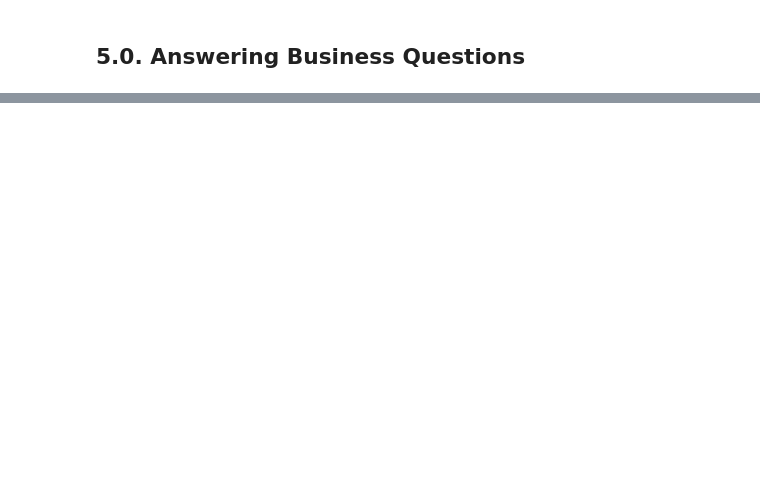
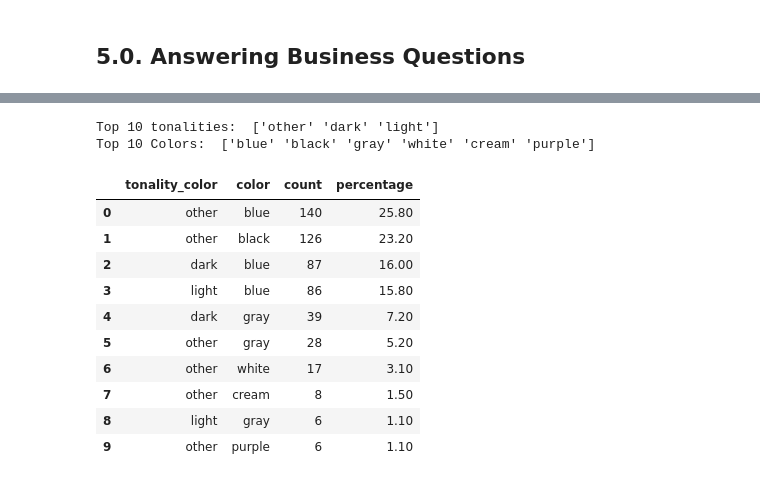
Before and after one commit to luanjesus/star_jeans_webscraping, a Jupyter notebook: eda.ipynb, the cells around one changed output, grey strips where cells are left out. Cells and saved outputs as stored; diff of their text form; code cells hidden in the pictures; blank space fills up the shorter version.

```diff
--- a/eda.ipynb
+++ b/eda.ipynb
@@ -758,0 +885,21 @@ sns.heatmap(df_crammer, annot=True)
+# %%
+tonality_colors_10 = tonality_colors.head(10).copy()
+print('Top 10 tonalities: ' ,tonality_colors_10['tonality_color'].unique())
+print('Top 10 Colors: ', tonality_colors_10['color'].unique())
+
+tonality_colors_10['percentage'] = tonality_colors_10['count'].apply( lambda x: round(get_percentage(x, tonality_colors_10['count'].sum()), 1))
+tonality_colors_10
+# %% [output]
+Top 10 tonalities:  ['other' 'dark' 'light']
+Top 10 Colors:  ['blue' 'black' 'gray' 'white' 'cream' 'purple']
+|  | tonality_color | color | count | percentage |
+| 0 | other | blue | 140 | 25.80 |
+| 1 | other | black | 126 | 23.20 |
+| 2 | dark | blue | 87 | 16.00 |
+| 3 | light | blue | 86 | 15.80 |
+| 4 | dark | gray | 39 | 7.20 |
+| 5 | other | gray | 28 | 5.20 |
+| 6 | other | white | 17 | 3.10 |
+| 7 | other | cream | 8 | 1.50 |
+| 8 | light | gray | 6 | 1.10 |
+| 9 | other | purple | 6 | 1.10 |
```
Also changed, not shown: parts of 20 cells of this notebook.
